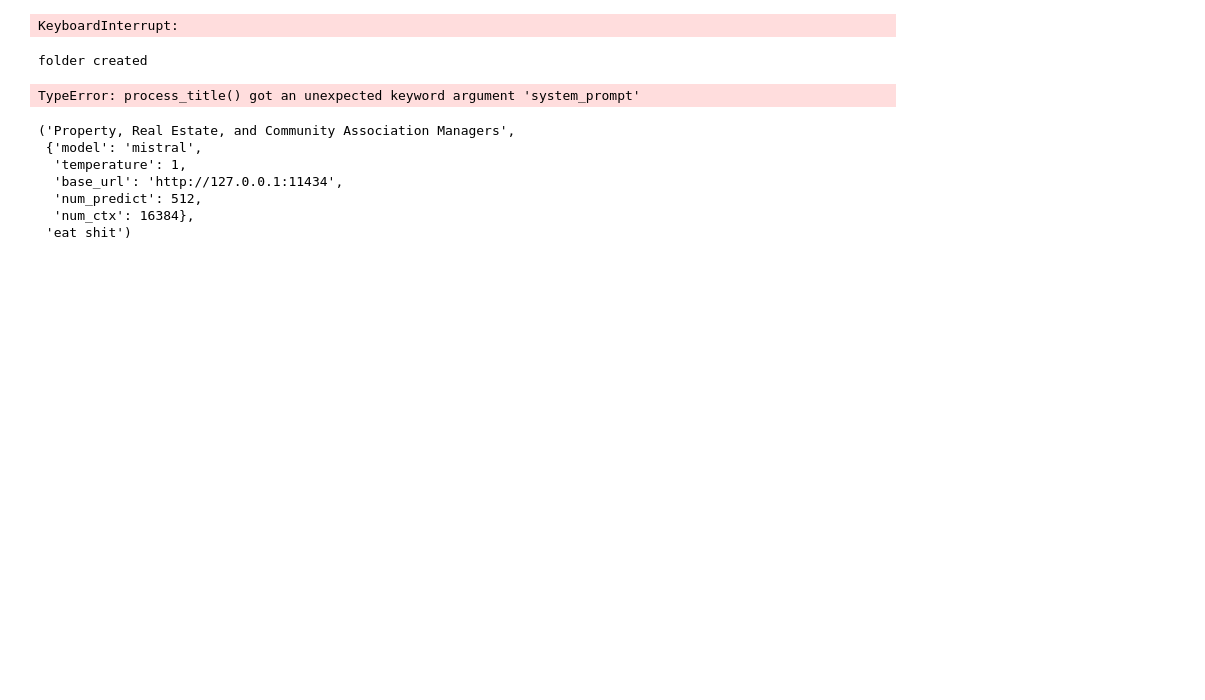
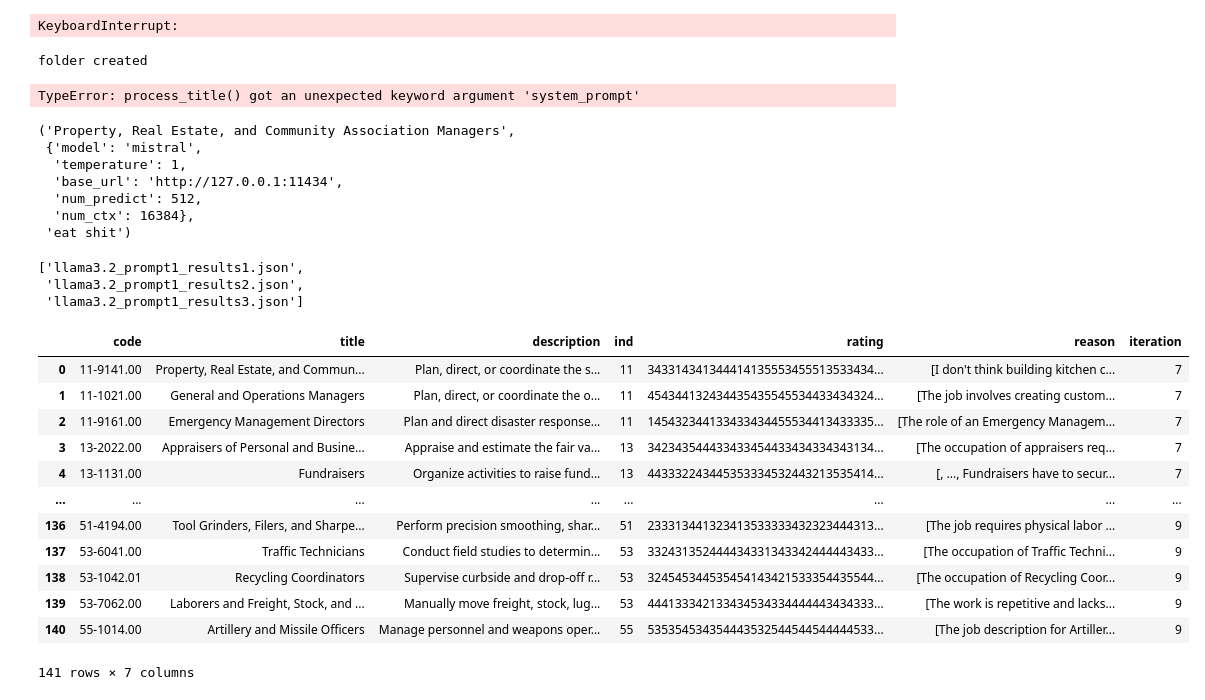
Before and after one commit to Segtanof/Teapot, a Jupyter notebook: debug.ipynb, the cells around one changed output. Saved outputs shown, nothing was run; the diff lists cells and outputs as text; code cells hidden in the pictures; blank space fills up the shorter version.

```diff
--- a/debug.ipynb
+++ b/debug.ipynb
@@ -589,0 +628,30 @@ process_title(args[0])
+# %%
+prompt_files = json_files[-3:]
+prompt_files
+# %% [output]
+['llama3.2_prompt1_results1.json',
+ 'llama3.2_prompt1_results2.json',
+ 'llama3.2_prompt1_results3.json']
+# %%
+df = pd.read_json(".json", dtype={"rating": "object"}).dropna()
+# in interation, change 0 to 8, 1 to 9, 2 to 10, 3 to 11
+df["iteration"] = df["iteration"].apply(lambda x: x-7)
+# drop the ones with iteration 11
+df = df[df["iteration"] != 11]
+# save df
+df.to_json(".json", orient='records')
+df
+# %% [output]
+|  | code | title | description | ind | rating | reason | iteration |
+| 0 | 11-9141.00 | Property, Real Estate, and Commun... | Plan, direct, or coordinate the s... | 11 | 343314341344414135553455513533434... | [I don't think building kitchen c... | 7 |
+| 1 | 11-1021.00 | General and Operations Managers | Plan, direct, or coordinate the o... | 11 | 454344132434435435545534433434324... | [The job involves creating custom... | 7 |
+| 2 | 11-9161.00 | Emergency Management Directors | Plan and direct disaster response... | 11 | 145432344133433434455534413433335... | [The role of an Emergency Managem... | 7 |
+| 3 | 13-2022.00 | Appraisers of Personal and Busine... | Appraise and estimate the fair va... | 13 | 342343544433433454433434334343134... | [The occupation of appraisers req... | 7 |
+| 4 | 13-1131.00 | Fundraisers | Organize activities to raise fund... | 13 | 443332243445353334532443213535414... | [, ..., Fundraisers have to secur... | 7 |
+| ... | ... | ... | ... | ... | ... | ... | ... |
+| 136 | 51-4194.00 | Tool Grinders, Filers, and Sharpe... | Perform precision smoothing, shar... | 51 | 233313441323413533333432323444313... | [The job requires physical labor ... | 9 |
+| 137 | 53-6041.00 | Traffic Technicians | Conduct field studies to determin... | 53 | 332431352444434331343342444443433... | [The occupation of Traffic Techni... | 9 |
+| 138 | 53-1042.01 | Recycling Coordinators | Supervise curbside and drop-off r... | 53 | 324545344535454143421533354435544... | [The occupation of Recycling Coor... | 9 |
+| 139 | 53-7062.00 | Laborers and Freight, Stock, and ... | Manually move freight, stock, lug... | 53 | 444133342133434534334444443434333... | [The work is repetitive and lacks... | 9 |
+| 140 | 55-1014.00 | Artillery and Missile Officers | Manage personnel and weapons oper... | 55 | 535354534354443532544544544444533... | [The job description for Artiller... | 9 |
+141 rows × 7 columns
```
Also changed, not shown: parts of 1 cell of this notebook, 47 other files.
